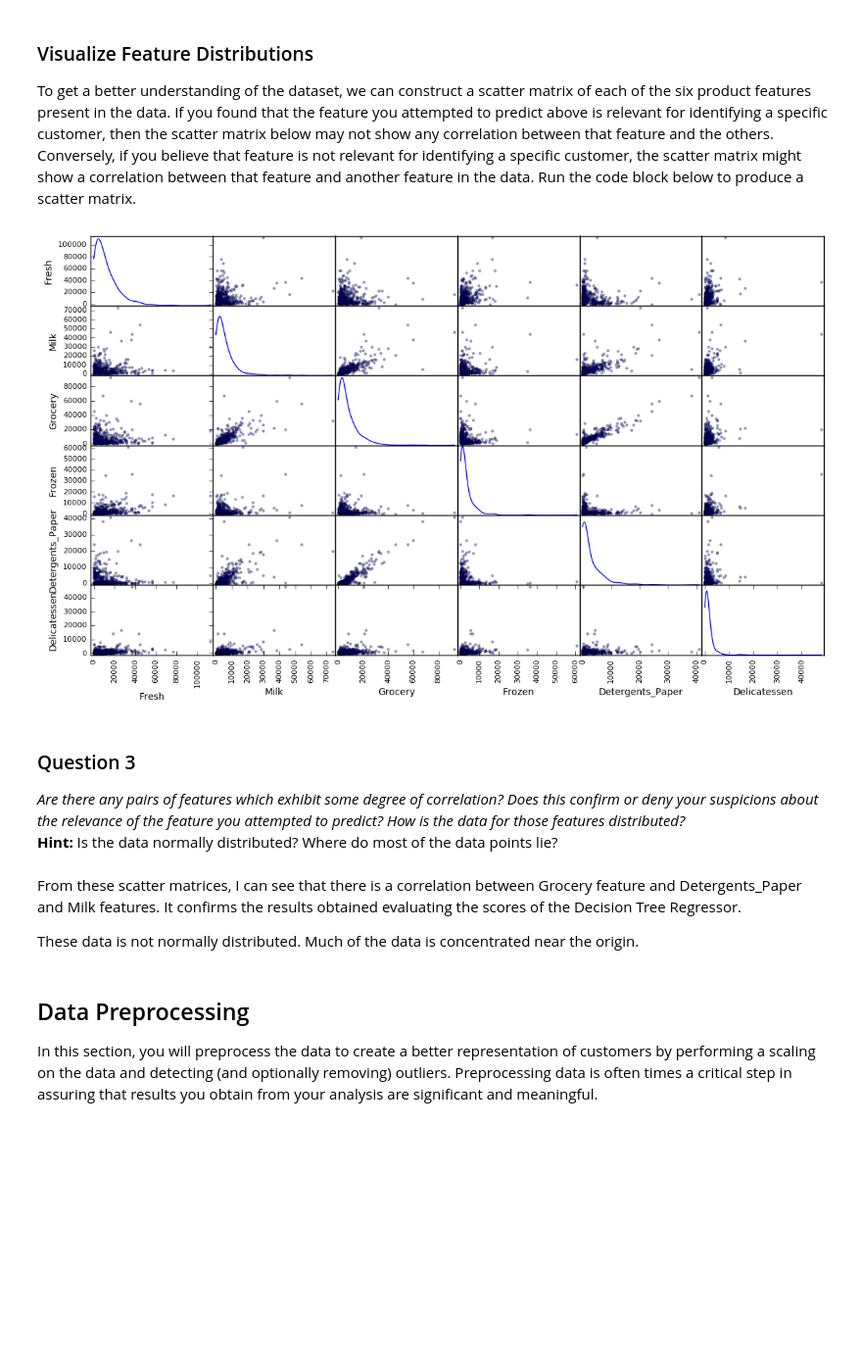
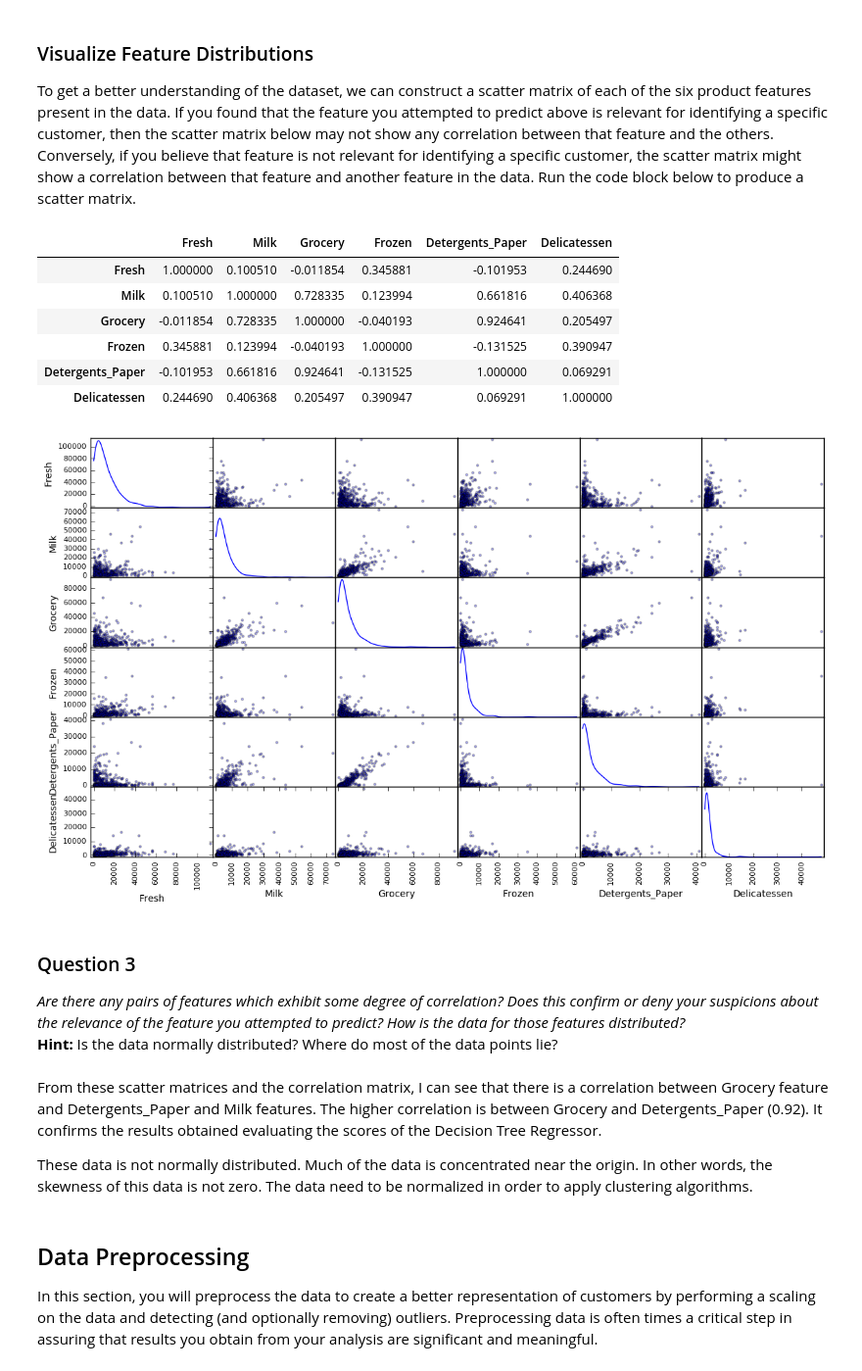
Before and after one commit to patriciapampanelli/customer_segments, a Jupyter notebook: customer_segments.ipynb, the cells around one changed output. Shown at 98% size. Drawn from its saved outputs; the diff is of its cells as text; code cells hidden in the pictures; blank space fills up the shorter version.

```diff
--- a/customer_segments.ipynb
+++ b/customer_segments.ipynb
@@ -150,16 +150,26 @@ To get a better understanding of the dataset, we can construct a scatter matrix
 # %%
 # Produce a scatter matrix for each pair of features in the data
 pd.scatter_matrix(data, alpha = 0.3, figsize = (14,8), diagonal = 'kde');
+
+# Matrix of correlations for all feature pairs
+data.corr()
 # %% [output]
+|  | Fresh | Milk | Grocery | Frozen | Detergents_Paper | Delicatessen |
+| Fresh | 1.000000 | 0.100510 | -0.011854 | 0.345881 | -0.101953 | 0.244690 |
+| Milk | 0.100510 | 1.000000 | 0.728335 | 0.123994 | 0.661816 | 0.406368 |
+| Grocery | -0.011854 | 0.728335 | 1.000000 | -0.040193 | 0.924641 | 0.205497 |
+| Frozen | 0.345881 | 0.123994 | -0.040193 | 1.000000 | -0.131525 | 0.390947 |
+| Detergents_Paper | -0.101953 | 0.661816 | 0.924641 | -0.131525 | 1.000000 | 0.069291 |
+| Delicatessen | 0.244690 | 0.406368 | 0.205497 | 0.390947 | 0.069291 | 1.000000 |
 [figure]
 # %% [markdown]
 ### Question 3
 *Are there any pairs of features which exhibit some degree of correlation? Does this confirm or deny your suspicions about the relevance of the feature you attempted to predict? How is the data for those features distributed?*
 **Hint:** Is the data normally distributed? Where do most of the data points lie?
 # %% [markdown]
-From these scatter matrices, I can see that there is a correlation between Grocery feature and Detergents_Paper and Milk features. It confirms the results obtained evaluating the scores of the Decision Tree Regressor.
+From these scatter matrices and the correlation matrix, I can see that there is a correlation between Grocery feature and Detergents_Paper and Milk features. The higher correlation is between Grocery	and Detergents_Paper (0.92). It confirms the results obtained evaluating the scores of the Decision Tree Regressor.
 
-These data is not normally distributed. Much of the data is concentrated near the origin.
+These data is not normally distributed. Much of the data is concentrated near the origin. In other words, the skewness of this data is not zero. The data need to be normalized in order to apply clustering algorithms.
 # %% [markdown]
 ## Data Preprocessing
 In this section, you will preprocess the data to create a better representation of customers by performing a scaling on the data and detecting (and optionally removing) outliers. Preprocessing data is often times a critical step in assuring that results you obtain from your analysis are significant and meaningful.
```
Also changed, not shown: parts of 1 cell of this notebook.
